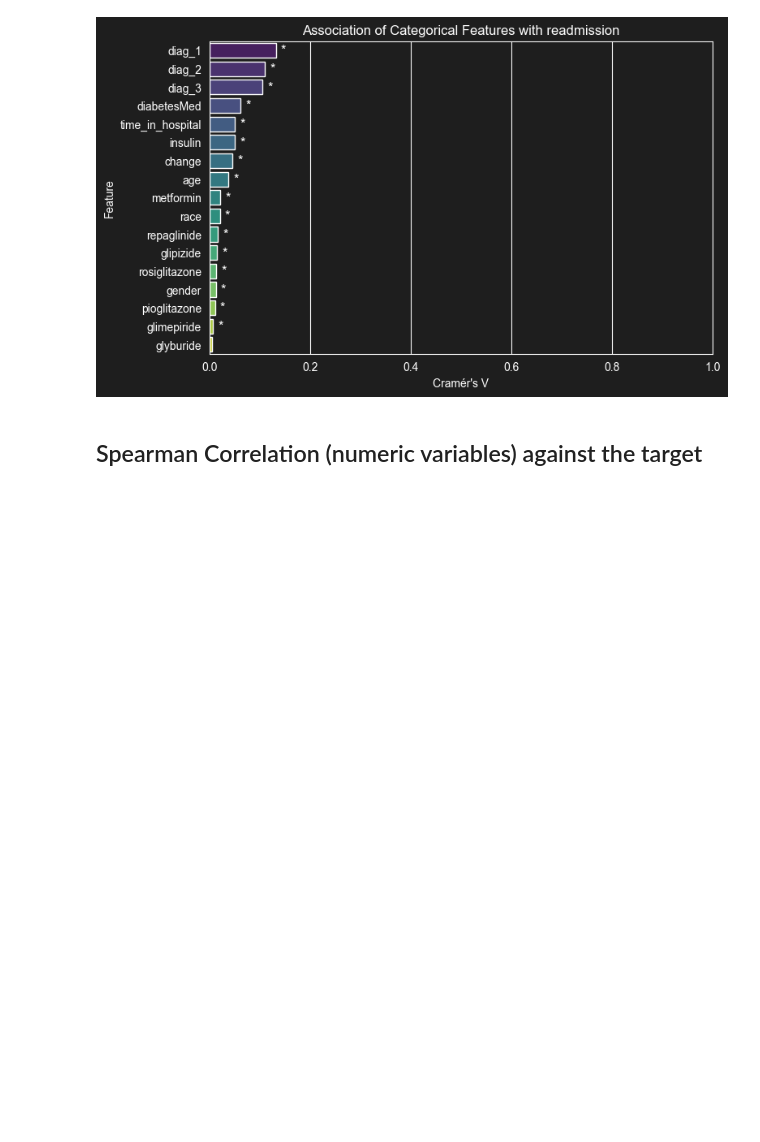
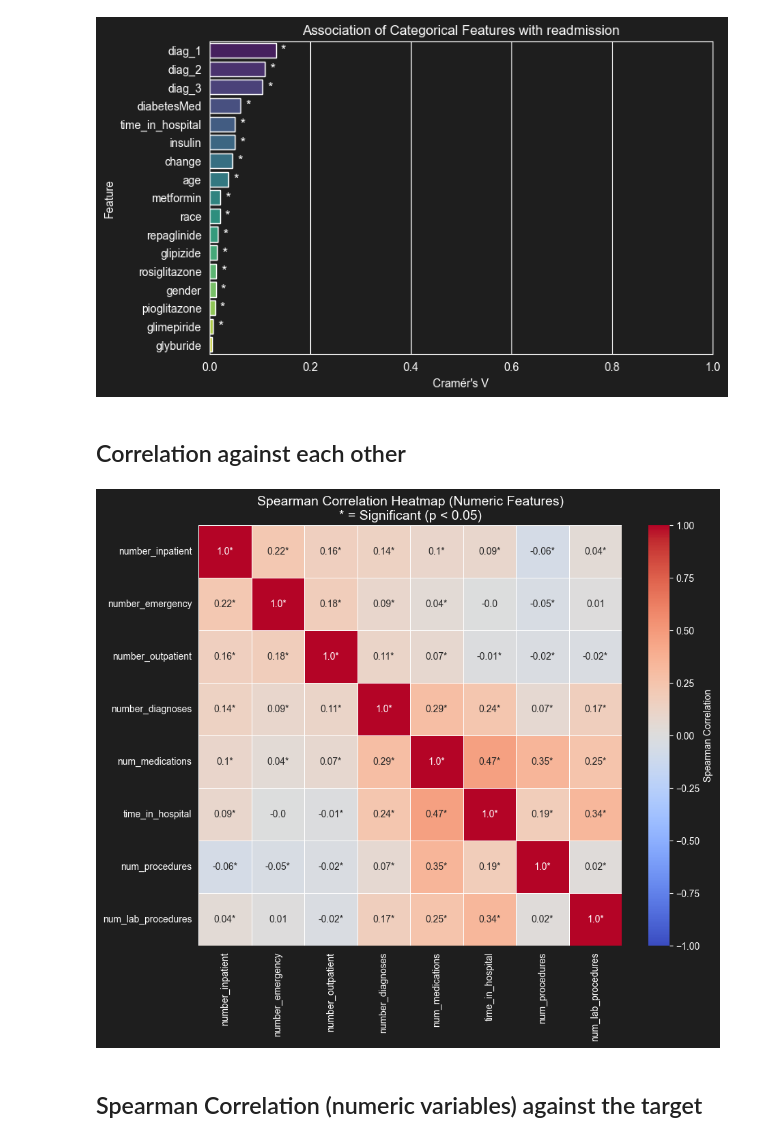
Before and after one commit to zackchianus/Team6_IT5006_Healthcare_Analytics_AY2526, a Jupyter notebook: EDA_Code.ipynb, the cells around one changed output. Cells and saved outputs as stored; diff of their text form; code cells hidden in the pictures; blank space fills up the shorter version.

Commit message:
updated pairwise correlations

```diff
--- a/EDA_Code.ipynb
+++ b/EDA_Code.ipynb
@@ -426,6 +426,53 @@ plt.close()
 9        glimepiride   0.007235   1.064076e-02
 11         glyburide   0.004430   1.249143e-01
 [figure]
+# %% [markdown]
+## Correlation against each other
+# %%
+from scipy.stats import spearmanr
+
+num_cols = ['number_inpatient', 'number_emergency', 'number_outpatient', 'number_diagnoses', 'num_medications', 'time_in_hospital', 'num_procedures', 'num_lab_procedures']
+
+
+# Initialize empty matrices
+n = len(num_cols)
+corr_matrix = pd.DataFrame(np.zeros((n, n)), index=num_cols, columns=num_cols)
+pval_matrix = pd.DataFrame(np.ones((n, n)), index=num_cols, columns=num_cols)
+
+# Compute pairwise Spearman correlations and p-values
+for i in range(n):
+    for j in range(n):
+        corr, p = spearmanr(features[num_cols[i]], features[num_cols[j]], nan_policy='omit')
+        corr_matrix.iloc[i, j] = corr
+        pval_matrix.iloc[i, j] = p
+
+# Create annotation matrix (correlation with stars for significance)
+annotations = corr_matrix.round(2).astype(str)
+stars = pval_matrix.applymap(lambda p: '*' if p < 0.05 else '')
+annotations = annotations + stars
+
+# Plot heatmap
+plt.figure(figsize=(10, 8))
+sns.set_style("darkgrid")
+plt.rcParams['figure.facecolor'] = '#1E1E1E'
+plt.rcParams['axes.facecolor'] = '#1E1E1E'
+plt.rcParams['text.color'] = 'white'
+plt.rcParams['axes.labelcolor'] = 'white'
+plt.rcParams['xtick.color'] = 'white'
+plt.rcParams['ytick.color'] = 'white'
+
+sns.heatmap(
+    corr_matrix,
+    annot=annotations, fmt="",
+    cmap="coolwarm", vmin=-1, vmax=1,
+    linewidths=0.5,
+    cbar_kws={'label': 'Spearman Correlation'}
+)
+
+plt.title("Spearman Correlation Heatmap (Numeric Features)\n* = Significant (p < 0.05)", fontsize=14, color='white')
+plt.show()
+# %% [output]
+[figure, added]
 # %% [markdown]
 ## Spearman Correlation (numeric variables) against the target
 # %%
```
Also changed, not shown: parts of 2 cells of this notebook.
